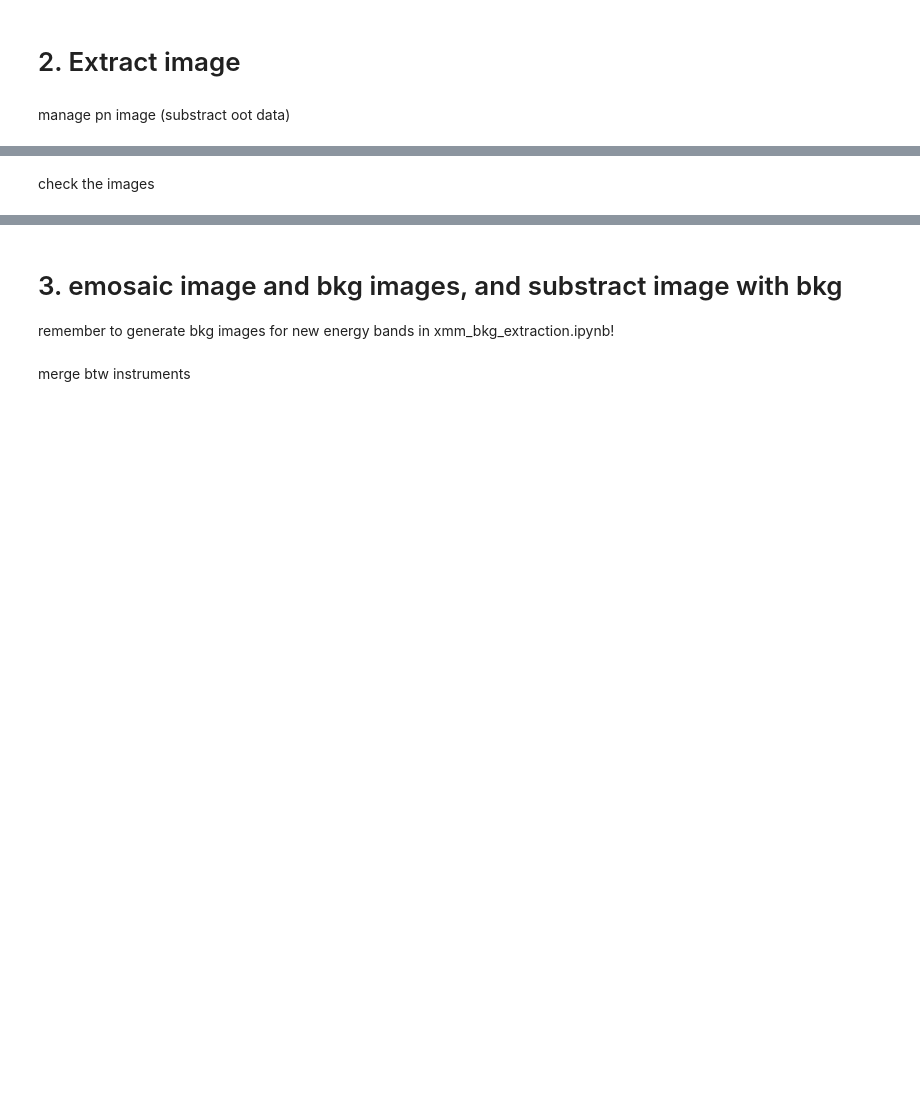
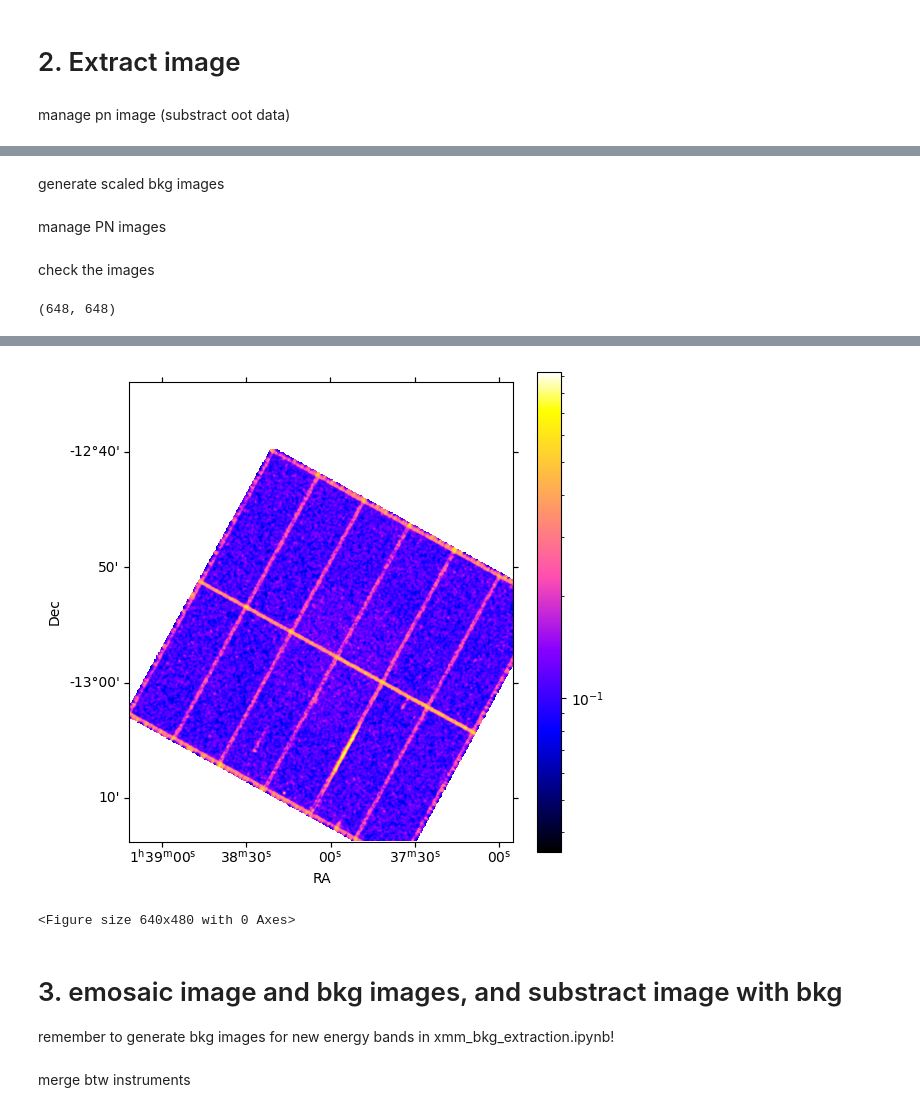
Before and after one commit to yanlingchen1/XMM_datareduction, a Jupyter notebook: xmm_data_extraction.ipynb, the cells around one changed output, grey strips where cells are left out. Cells and saved outputs as stored; diff of their text form; code cells hidden in the pictures; blank space fills up the shorter version.

Commit message:
integrate bkg images generation in xmm_data_reduction.ipynb

```diff
--- a/xmm_data_extraction.ipynb
+++ b/xmm_data_extraction.ipynb
@@ -438,0 +448,2 @@ manage pn image (substract oot data)
+# %% [markdown]
+generate scaled bkg images
@@ -439,34 +511,45 @@ manage pn image (substract oot data)
+# %% [markdown]
+manage PN images
 # %%
-f = open(f'data_pn_corr_bands.sh', 'w')
+bkg_dir = '/stage/headat/yanling/xmm/fwc_dat'
+os.chdir(bkg_dir)
+f = open('bkg_pn_oot_corr.sh', 'w')
 for band in ['700-1200', '1200-2000', '2000-5000', '5000-7000']:
-
+      blo = band.split('-')[0]
+      bhi = band.split('-')[1]
       frame = 'eff'
       # Scale OoT image
-      if(frame == 'eff'):
-            print(f'farith Oot_counts_nr_{band}.img 0.023 Oot_rescaled_counts_{band}.img MUL clobber=yes')
-            f.write(f'farith Oot_counts_nr_{band}.img 0.023 Oot_rescaled_counts_{band}.img MUL clobber=yes \n')
+      for obs in [101,201]:
+            pn_imgname = f'EPN_obs{obs}_bkg_clean_{datetime.date.today()}_{blo}-{bhi}_scaled'
+            oot_imgname = f'Oot_obs{obs}_bkg_clean_{datetime.date.today()}_{blo}-{bhi}_scaled'
+            if(frame == 'eff'):
+                  print(f'farith {oot_imgname}.img 0.023 {oot_imgname}_corr.img MUL clobber=yes')
+                  f.write(f'farith {oot_imgname}.img 0.023 {oot_imgname}_corr.img MUL clobber=yes\n')
 
-      elif(frame == 'ff'):
-            print(f'farith Oot_counts_nr_{band}.img 0.063 Oot_rescaled_counts_{band}.img MUL clobber=yes')
-            f.write(f'farith Oot_counts_nr_{band}.img 0.063 Oot_rescaled_counts_{band}.img MUL clobber=yes \n')
+            elif(frame == 'ff'):
+                  print(f'farith {oot_imgname}.img 0.063 {oot_imgname}_corr.img MUL clobber=yes')
+                  f.write(f'farith {oot_imgname}.img 0.063 {oot_imgname}_corr.img MUL clobber=yes\n')
 
-      print(f'farith EPN_counts_nr_{band}.img Oot_rescaled_counts_{band}.img EPN_corr_counts_{band}.img SUB clobber=yes')
-      f.write(f'farith EPN_counts_nr_{band}.img Oot_rescaled_counts_{band}.img EPN_corr_counts_{band}.img SUB clobber=yes \n')
+            print(f'farith {pn_imgname}.img {oot_imgname}_corr.img {pn_imgname}_corr.img SUB clobber=yes')
+            f.write(f'farith {pn_imgname}.img {oot_imgname}_corr.img {pn_imgname}_corr.img SUB clobber=yes\n')
 f.close()
 # %% [markdown]
 check the images
 # %%
 # from astropy.visualization import astropy_mpl_style
 import matplotlib.colors as colors
+import matplotlib.pyplot as plt
 # plt.style.use(astropy_mpl_style)
 plt.style.use('default')
 from astropy.utils.data import get_pkg_data_filename
 from astropy.wcs import WCS
 from astropy.convolution import convolve
 from astropy.convolution import Gaussian2DKernel
+from astropy.io import fits
+import numpy as np
 kernel = Gaussian2DKernel(x_stddev=1)
 # 'EPN_corr_counts'
-file = f"{workdir}/EMOS2_bkg_700-1200"
+file = f"{bkg_dir}/EPN_obs201_bkg_clean_2023-05-04_1200-2000_scaled_corr"
 hdu = fits.open(f'{file}.img')[0]
 image_data = hdu.data
 print(image_data.shape)
@@ -485,3 +568,5 @@ plt.colorbar()
 plt.savefig(f'{file}.png')
 plt.show()
 plt.clf()
+# %% [output]
+(648, 648)
@@ -488,3 +579,5 @@ plt.clf()
+[figure, added]
+<Figure size 640x480 with 0 Axes>
 # %% [markdown]
 # 3. emosaic image and bkg images, and substract image with bkg
 
```
Also changed, not shown: parts of 11 cells of this notebook, 10 other files.
